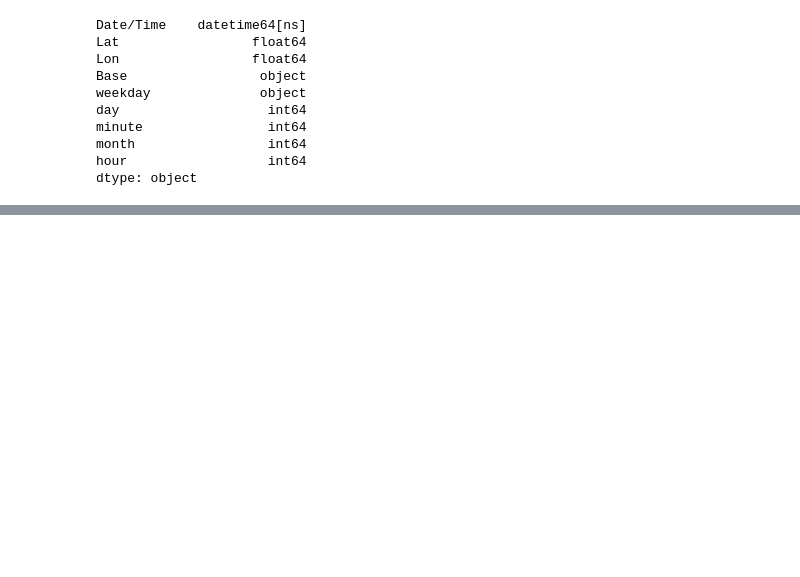
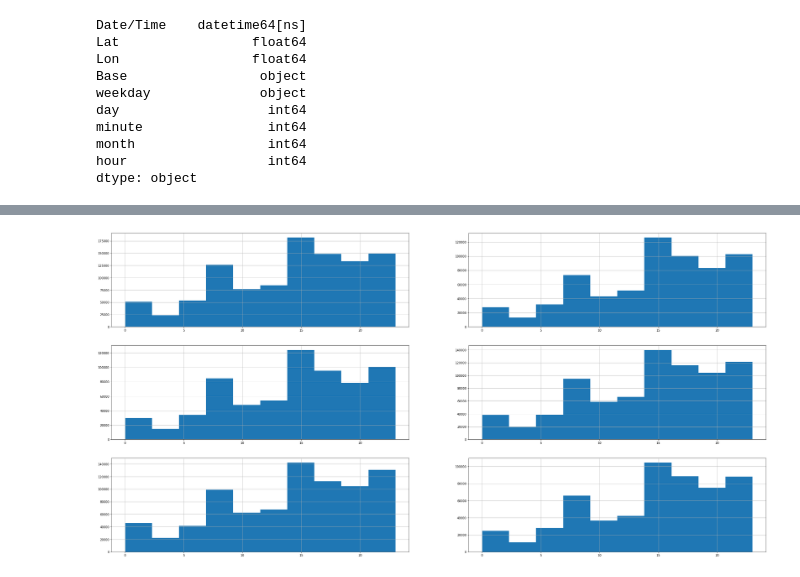
Before and after one commit to vannda21/Uber-data-analysis, a Jupyter notebook: Uber_data_analysis.ipynb, the cells around one changed output, grey strips where cells are left out. Saved outputs shown, nothing was run; the diff lists cells and outputs as text; code cells hidden in the pictures; blank space fills up the shorter version.

```diff
--- a/Uber_data_analysis.ipynb
+++ b/Uber_data_analysis.ipynb
@@ -111,0 +169,4 @@ dtype: object
+# %%
+for i,month in enumerate(df['month'].unique()):
+    print(i)
+    print(month)
@@ -111,0 +186,8 @@ dtype: object
+# %%
+plt.figure(figsize=(40,20))
+
+for index, month in enumerate(df['month'].unique()):
+    plt.subplot(3,2,index+1)
+    df[df['month']==month]['hour'].hist()
+# %% [output]
+[figure, added]
```
Also changed, not shown: parts of 32 cells of this notebook.
